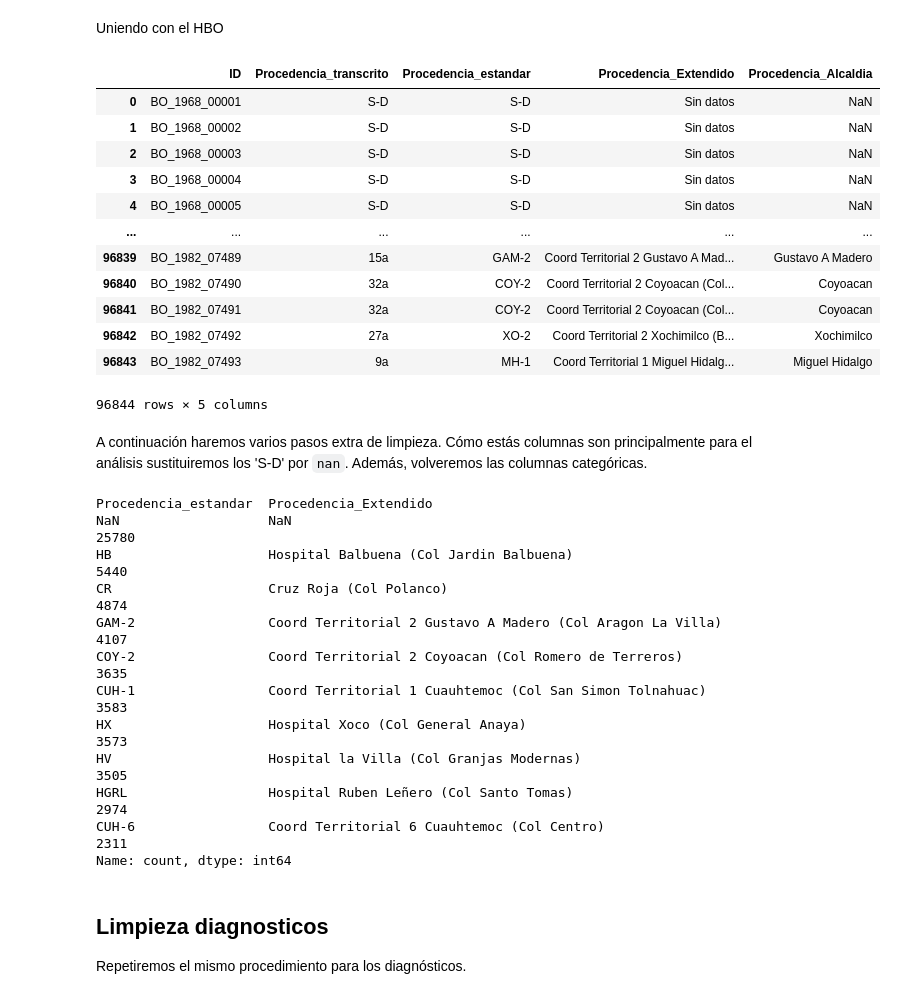
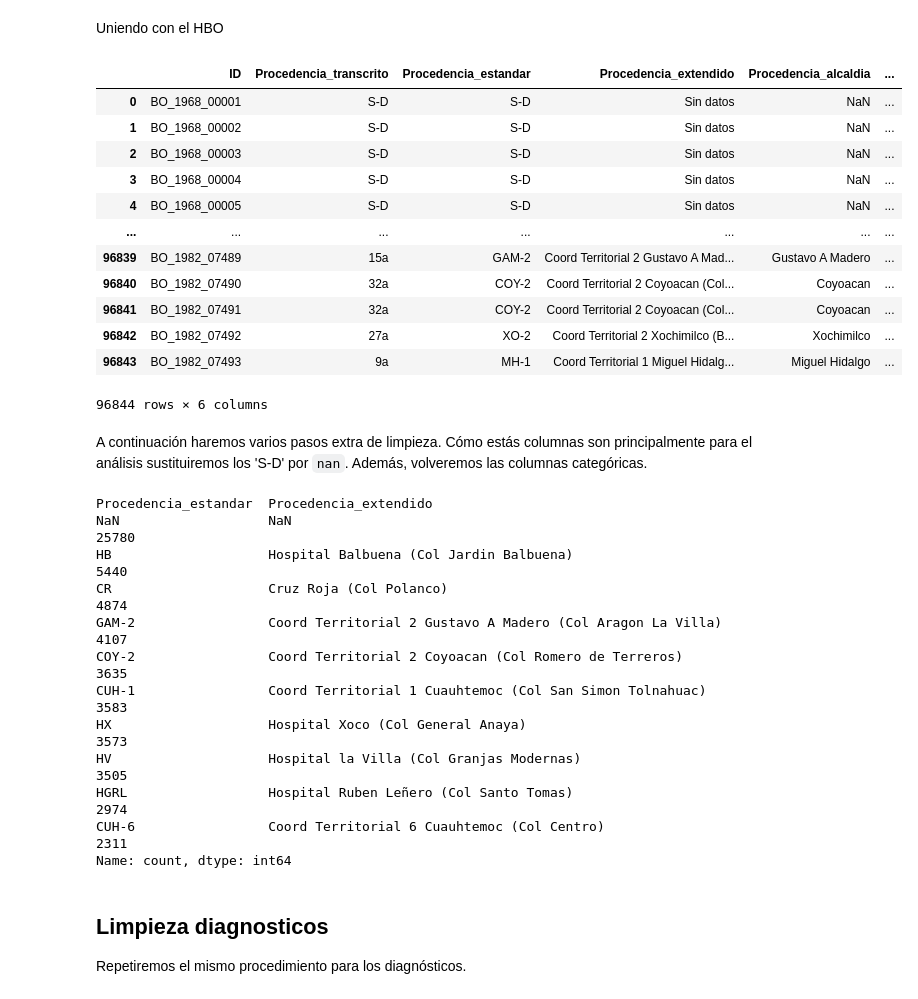
Before and after one commit to mar-esther23/SEMEFO_busqueda, a Jupyter notebook: HBO_limpieza.ipynb, the cells around one changed output. Drawn from its saved outputs; the diff is of its cells as text; code cells hidden in the pictures.

```diff
--- a/HBO_limpieza.ipynb
+++ b/HBO_limpieza.ipynb
@@ -550,35 +550,35 @@ df_proc.tail()
 Uniendo con el HBO
 # %%
 df = df.reset_index() # conserva indice
-cols = ['Procedencia_transcrito','Procedencia_estandar','Procedencia_Extendido','Procedencia_Alcaldia']
+cols = ['Procedencia_transcrito','Procedencia_estandar','Procedencia_extendido','Procedencia_alcaldia','Procedencia_clasificacion']
 df = df.merge(df_proc[cols], how='left', on='Procedencia_transcrito')
 df[['ID'] +cols]
 # %% [output]
-|  | ID | Procedencia_transcrito | Procedencia_estandar | Procedencia_Extendido | Procedencia_Alcaldia |
-| 0 | BO_1968_00001 | S-D | S-D | Sin datos | NaN |
-| 1 | BO_1968_00002 | S-D | S-D | Sin datos | NaN |
-| 2 | BO_1968_00003 | S-D | S-D | Sin datos | NaN |
-| 3 | BO_1968_00004 | S-D | S-D | Sin datos | NaN |
-| 4 | BO_1968_00005 | S-D | S-D | Sin datos | NaN |
-| ... | ... | ... | ... | ... | ... |
-| 96839 | BO_1982_07489 | 15a | GAM-2 | Coord Territorial 2 Gustavo A Mad... | Gustavo A Madero |
-| 96840 | BO_1982_07490 | 32a | COY-2 | Coord Territorial 2 Coyoacan (Col... | Coyoacan |
-| 96841 | BO_1982_07491 | 32a | COY-2 | Coord Territorial 2 Coyoacan (Col... | Coyoacan |
-| 96842 | BO_1982_07492 | 27a | XO-2 | Coord Territorial 2 Xochimilco (B... | Xochimilco |
-| 96843 | BO_1982_07493 | 9a | MH-1 | Coord Territorial 1 Miguel Hidalg... | Miguel Hidalgo |
+|  | ID | Procedencia_transcrito | Procedencia_estandar | Procedencia_extendido | Procedencia_alcaldia | ... |
+| 0 | BO_1968_00001 | S-D | S-D | Sin datos | NaN | ... |
+| 1 | BO_1968_00002 | S-D | S-D | Sin datos | NaN | ... |
+| 2 | BO_1968_00003 | S-D | S-D | Sin datos | NaN | ... |
+| 3 | BO_1968_00004 | S-D | S-D | Sin datos | NaN | ... |
+| 4 | BO_1968_00005 | S-D | S-D | Sin datos | NaN | ... |
+| ... | ... | ... | ... | ... | ... | ... |
+| 96839 | BO_1982_07489 | 15a | GAM-2 | Coord Territorial 2 Gustavo A Mad... | Gustavo A Madero | ... |
+| 96840 | BO_1982_07490 | 32a | COY-2 | Coord Territorial 2 Coyoacan (Col... | Coyoacan | ... |
+| 96841 | BO_1982_07491 | 32a | COY-2 | Coord Territorial 2 Coyoacan (Col... | Coyoacan | ... |
+| 96842 | BO_1982_07492 | 27a | XO-2 | Coord Territorial 2 Xochimilco (B... | Xochimilco | ... |
+| 96843 | BO_1982_07493 | 9a | MH-1 | Coord Territorial 1 Miguel Hidalg... | Miguel Hidalgo | ... |
-96844 rows × 5 columns
+96844 rows × 6 columns
 # %% [markdown]
 A continuación haremos varios pasos extra de limpieza. Cómo estás columnas son principalmente para el análisis sustituiremos los 'S-D' por `nan`. Además, volveremos las columnas categóricas.
 # %%
-cols = ['Procedencia_estandar','Procedencia_Extendido']
+cols = ['Procedencia_estandar','Procedencia_extendido']
 df[cols] = df[cols].replace({'S-D':nan, 'Sin datos':nan})
 
-df['Procedencia_estandar'] = df['Procedencia_estandar'].astype("category")
-df['Procedencia_Alcaldia'] = df['Procedencia_Alcaldia'].astype("category")
+for col in ['Procedencia_estandar','Procedencia_alcaldia','Procedencia_clasificacion']:
+    df[col] = df[col].astype("category")
 
 df[cols].value_counts(dropna=False).head(10)
 # %% [output]
-Procedencia_estandar  Procedencia_Extendido
+Procedencia_estandar  Procedencia_extendido
 NaN                   NaN                                                           25780
 HB                    Hospital Balbuena (Col Jardin Balbuena)                        5440
 CR                    Cruz Roja (Col Polanco)                                        4874
```
Also changed, not shown: parts of 6 cells of this notebook, 13 other files.
